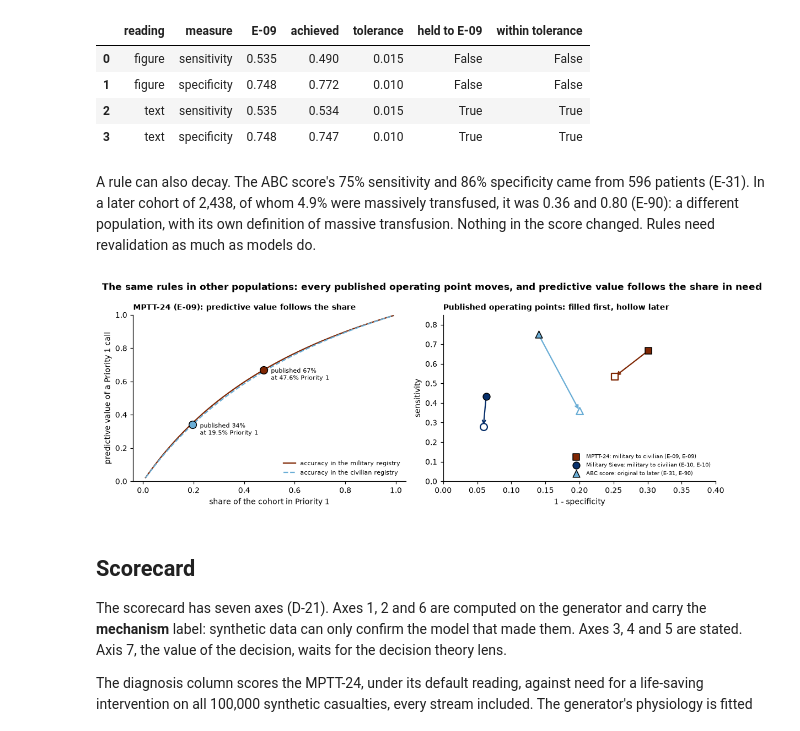
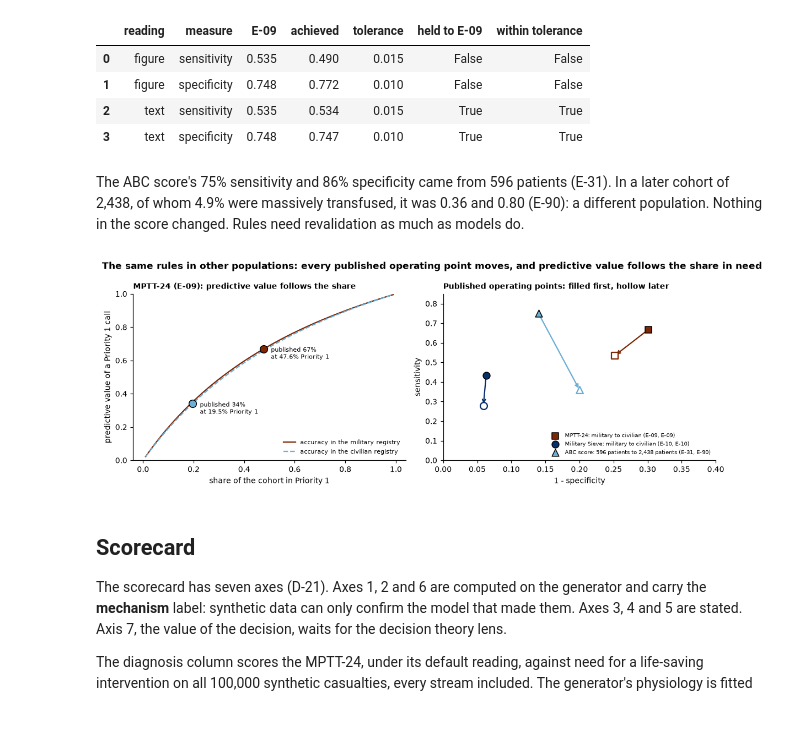
Before and after one commit to RossTylr/inference-labs, a Jupyter notebook: notebooks/01_rules.ipynb, the cells around one changed output. Drawn from its saved outputs; the diff is of its cells as text; code cells hidden in the pictures.

```diff
--- a/notebooks/01_rules.ipynb
+++ b/notebooks/01_rules.ipynb
@@ -534,7 +534,7 @@ baseline.calibration_check("civilian")
 | 2 | text | sensitivity | 0.535 | 0.534 | 0.015 | True | True |
 | 3 | text | specificity | 0.748 | 0.747 | 0.010 | True | True |
 # %% [markdown]
-A rule can also decay. The ABC score's 75% sensitivity and 86% specificity came from 596 patients (E-31). In a later cohort of 2,438, of whom 4.9% were massively transfused, it was 0.36 and 0.80 (E-90): a different population, with its own definition of massive transfusion. Nothing in the score changed. Rules need revalidation as much as models do.
+The ABC score's 75% sensitivity and 86% specificity came from 596 patients (E-31). In a later cohort of 2,438, of whom 4.9% were massively transfused, it was 0.36 and 0.80 (E-90): a different population. Nothing in the score changed. Rules need revalidation as much as models do.
 # %%
 fig, (ax, bx) = plt.subplots(1, 2, figsize=(10.5, 3.9))
 prevalence = np.linspace(0.01, 0.99, 200)
@@ -544,35 +544,35 @@ for key, colour, style in (("MPTT-24, military", DARK, "-"), ("MPTT-24, civilian
             label=f"accuracy in the {key.split(', ')[1]} registry")
     ax.scatter(p.prevalence, p.ppv, s=80, color=colour, edgecolor="black", zorder=3)
     ax.text(p.prevalence + 0.03, p.ppv - 0.06, f"published {p.ppv:.0%}\nat {p.prevalence:.1%} Priority 1", fontsize=7)
 ax.set_xlabel("share of the cohort in Priority 1")
 ax.set_ylabel("predictive value of a Priority 1 call")
 ax.set_ylim(0, 1)
 ax.legend(fontsize=7, frameon=False, loc="lower right")
 ax.set_title("MPTT-24 (E-09): predictive value follows the share", loc="left", fontsize=9)
 
 pairs = (("MPTT-24, military", "MPTT-24, civilian", DARK, "s"),
          ("Military Sieve, military", "Military Sieve, civilian", MID, "o"),
-         ("ABC score, original", "ABC score, later", PALE, "^"))
+         ("ABC score, 596 patients", "ABC score, 2,438 patients", PALE, "^"))
 for first, second, colour, marker in pairs:
     a, b = rules.PUBLISHED[first], rules.PUBLISHED[second]
     bx.annotate("", xy=(1 - b.specificity, b.sensitivity), xytext=(1 - a.specificity, a.sensitivity),
                 arrowprops={"arrowstyle": "->", "color": colour, "linewidth": 1.5})
     bx.scatter(1 - a.specificity, a.sensitivity, s=70, color=colour, marker=marker, edgecolor="black", zorder=3,
                label=f"{a.rule}: {first.split(', ')[1]} to {second.split(', ')[1]} ({a.source}, {b.source})")
     bx.scatter(1 - b.specificity, b.sensitivity, s=70, facecolor="white", marker=marker, edgecolor=colour,
                linewidth=1.5, zorder=3)
 bx.set_xlim(0, 0.4)
 bx.set_ylim(0, 0.85)
 bx.set_xlabel("1 - specificity")
 bx.set_ylabel("sensitivity")
 bx.legend(fontsize=6.5, frameon=False, loc="lower right")
 bx.set_title("Published operating points: filled first, hollow later", loc="left", fontsize=9)
 fig.suptitle("The same rules in other populations: every published operating point moves, and predictive value "
              "follows the share in need", x=0.01, ha="left", fontweight="bold")
 plt.tight_layout()
 plt.show()
 # %% [output]
-[figure, old version]
+[figure, new version]
 # %% [markdown]
 ## Scorecard
 
```
Also changed, not shown: parts of 10 cells of this notebook, 5 other files.
